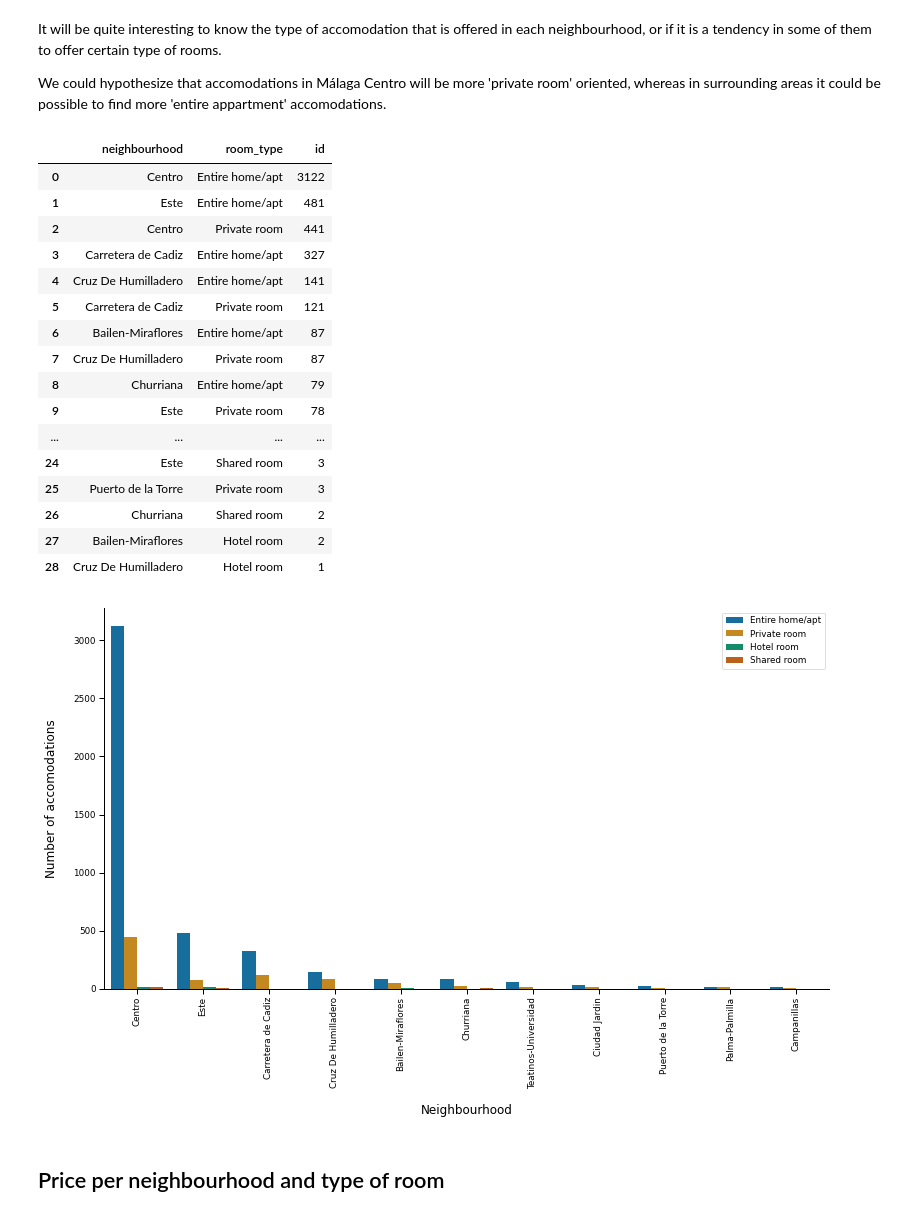
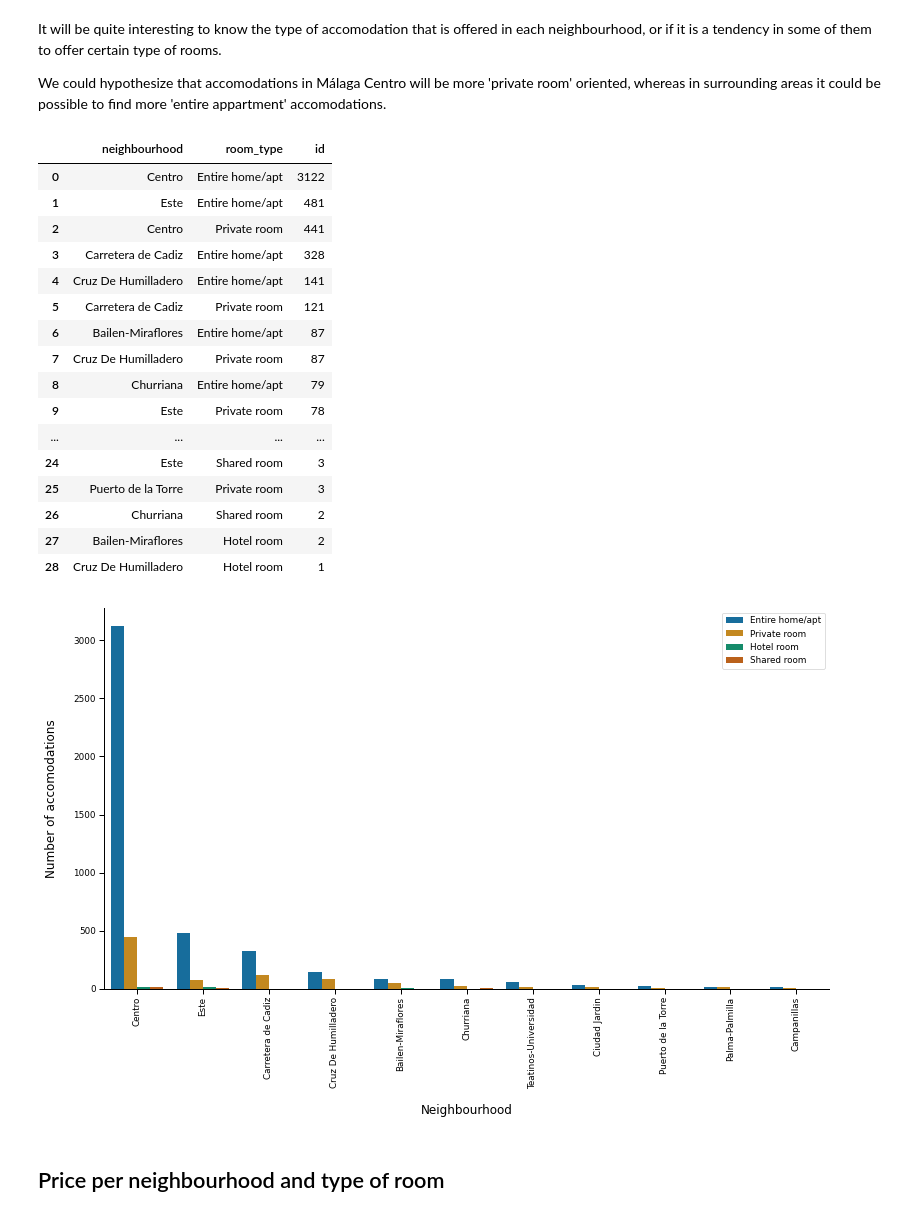
Before and after one commit to sbmoyano/data_science_projects, a Jupyter notebook: Airbnb_Malaga_correlation_regression/airbnb_malaga_supervised_learning.ipynb, the cells around one changed output. Saved outputs shown, nothing was run; the diff lists cells and outputs as text; code cells hidden in the pictures.

```diff
--- a/Airbnb_Malaga_correlation_regression/airbnb_malaga_supervised_learning.ipynb
+++ b/Airbnb_Malaga_correlation_regression/airbnb_malaga_supervised_learning.ipynb
@@ -172,22 +196,22 @@ We could hypothesize that accomodations in Málaga Centro will be more 'private
 # %%
 accomodations_per_neighbourhood_type = listings.groupby(['neighbourhood', 'room_type'])['id'].count().sort_values(ascending=False).reset_index()
 display(accomodations_per_neighbourhood_type)
 
 # plot
 sns.set_context('paper')
-ax, fig = plt.subplots(figsize=(13, 7))
+fig, ax = plt.subplots(figsize=(13, 7))
 sns.barplot(x='neighbourhood', y='id', data=accomodations_per_neighbourhood_type, hue='room_type', orient='v', palette='colorblind')
 plt.xlabel(xlabel='Neighbourhood', labelpad=15, fontsize=12)
 plt.ylabel(ylabel='Number of accomodations', labelpad=15, fontsize=12)
 plt.legend(loc='upper right')
 plt.xticks(rotation=90)
 sns.despine()
 # %% [output]
 |  | neighbourhood | room_type | id |
 | 0 | Centro | Entire home/apt | 3122 |
 | 1 | Este | Entire home/apt | 481 |
 | 2 | Centro | Private room | 441 |
-| 3 | Carretera de Cadiz | Entire home/apt | 327 |
+| 3 | Carretera de Cadiz | Entire home/apt | 328 |
 | 4 | Cruz De Humilladero | Entire home/apt | 141 |
 | 5 | Carretera de Cadiz | Private room | 121 |
 | 6 | Bailen-Miraflores | Entire home/apt | 87 |
```
Also changed, not shown: parts of 45 cells of this notebook, 1 other file.
